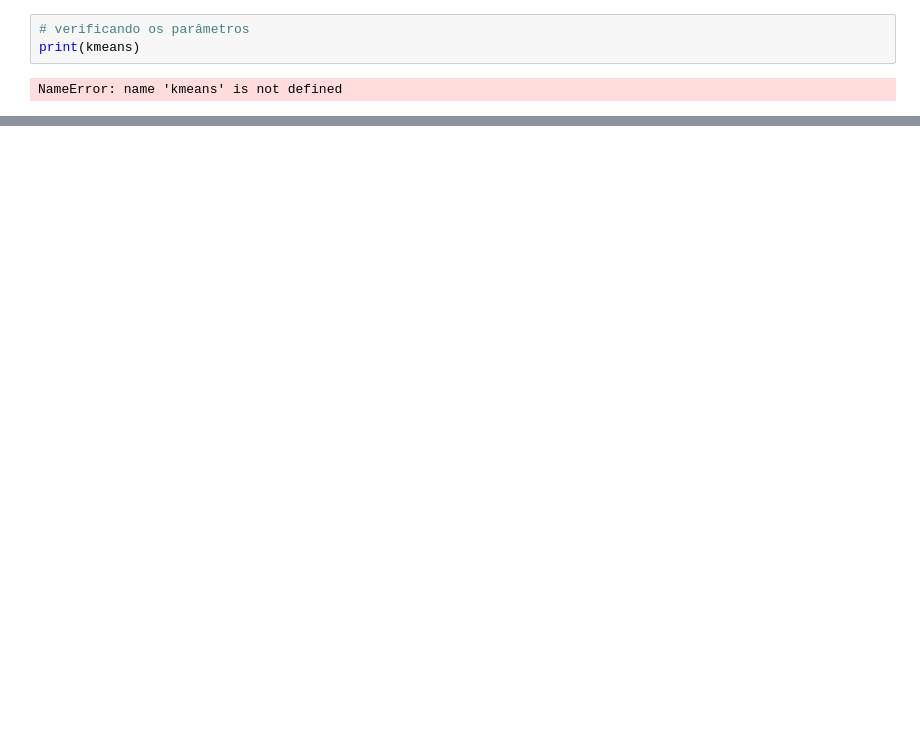
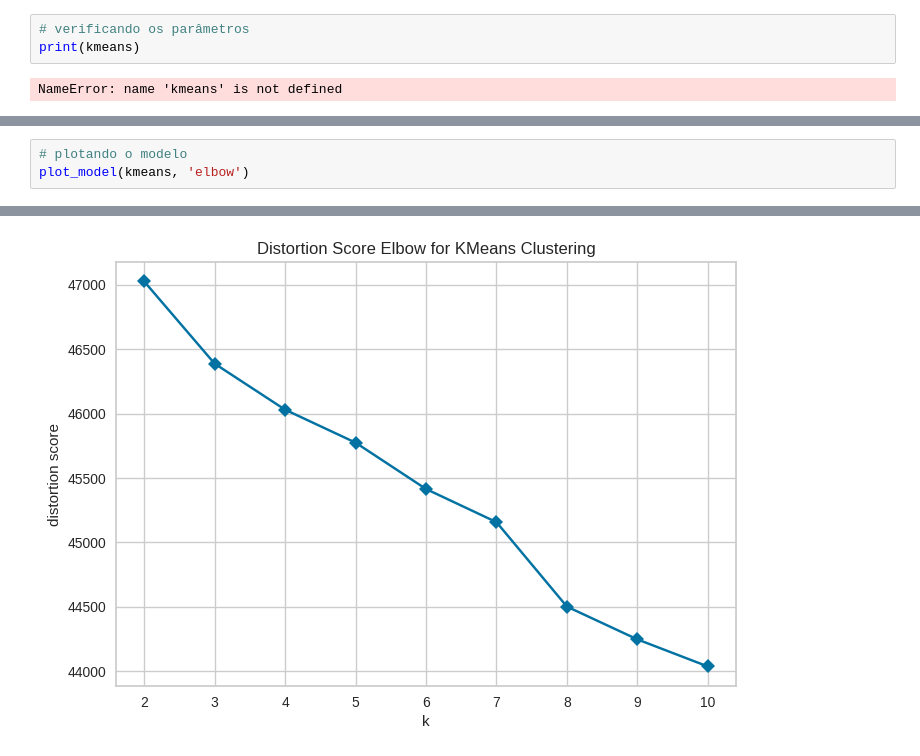
Before and after one commit to JhonnyLimachi/Sigmoidal, a Jupyter notebook: 39_Clustering_com_PyCaret.ipynb, the cells around one changed output, grey strips where cells are left out. Saved outputs shown, nothing was run; the diff lists cells and outputs as text; blank space fills up the shorter version.

```diff
--- a/39_Clustering_com_PyCaret.ipynb
+++ b/39_Clustering_com_PyCaret.ipynb
@@ -96,0 +127,4 @@ NameError: name 'assign_model' is not defined
+# %%
+# plotando o modelo
+plot_model(kmeans, 'elbow')
+# %% [output]
@@ -96,0 +132 @@ NameError: name 'assign_model' is not defined
+[figure, added]
```
Also changed, not shown: parts of 16 cells of this notebook.
